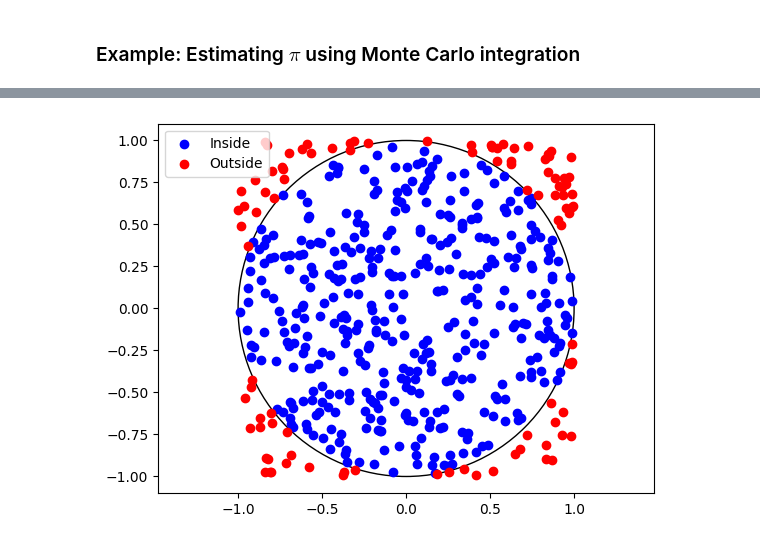
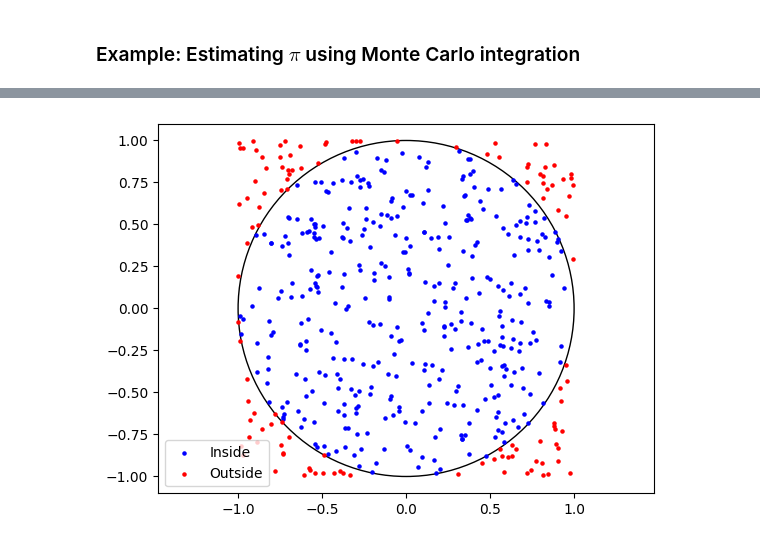
Before and after one commit to joshfpedro/math-328, a Jupyter notebook: numerical_calculus.ipynb, the cells around one changed output, grey strips where cells are left out. Cells and saved outputs as stored; diff of their text form; code cells hidden in the pictures.

```diff
--- a/numerical_calculus.ipynb
+++ b/numerical_calculus.ipynb
@@ -225,22 +230,22 @@ Estimated Pi: 3.1768
 # %%
 N = 500
 
 # Generate Data
 x = np.random.uniform(-1, 1, N)
 y = np.random.uniform(-1, 1, N)
 inside = x**2 + y**2 <= 1
 
 # Plot Circle
 circle = plt.Circle((0, 0), 1, fill=False)
 plt.gca().add_patch(circle)
 
 # Plot Points
-plt.scatter(x[inside], y[inside], c='blue', label='Inside')
-plt.scatter(x[~inside], y[~inside], c='red', label='Outside')
+plt.scatter(x[inside], y[inside], s=5, c='blue', label='Inside')
+plt.scatter(x[~inside], y[~inside], s=5, c='red', label='Outside')
 
 plt.axis('equal')
 plt.legend()
 
 plt.show()
 # %% [output]
-[figure, old version]
+[figure, new version]
```
Also changed, not shown: parts of 3 cells of this notebook.
